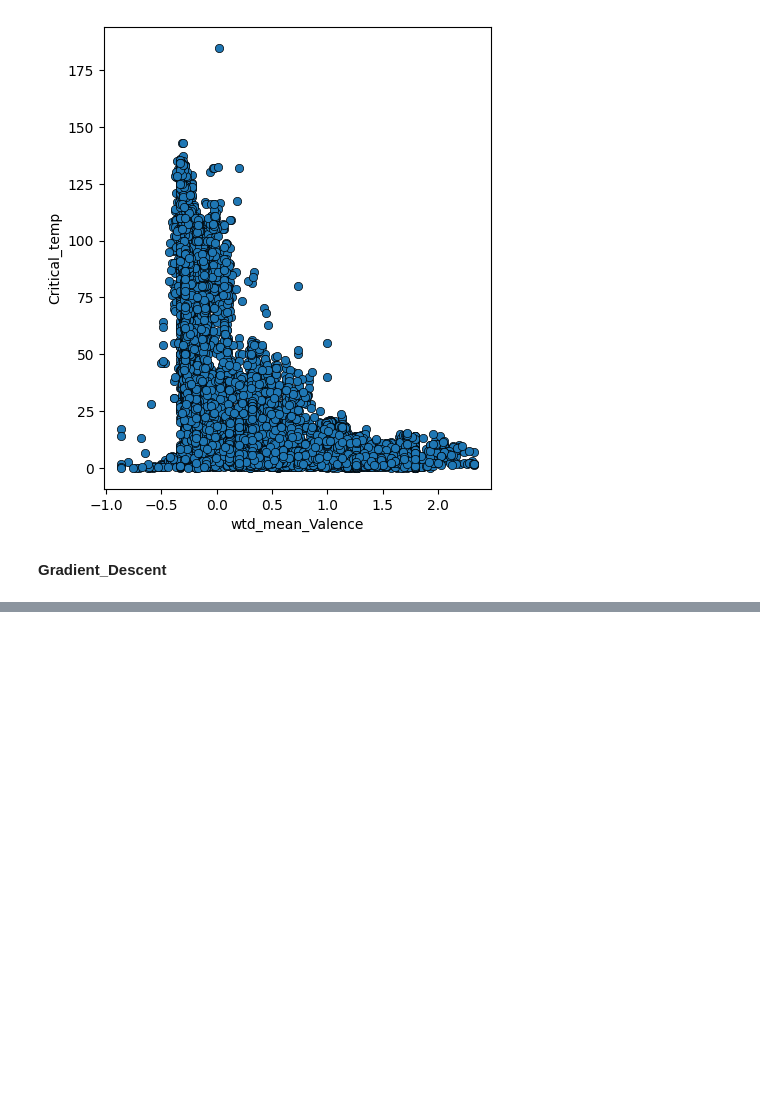
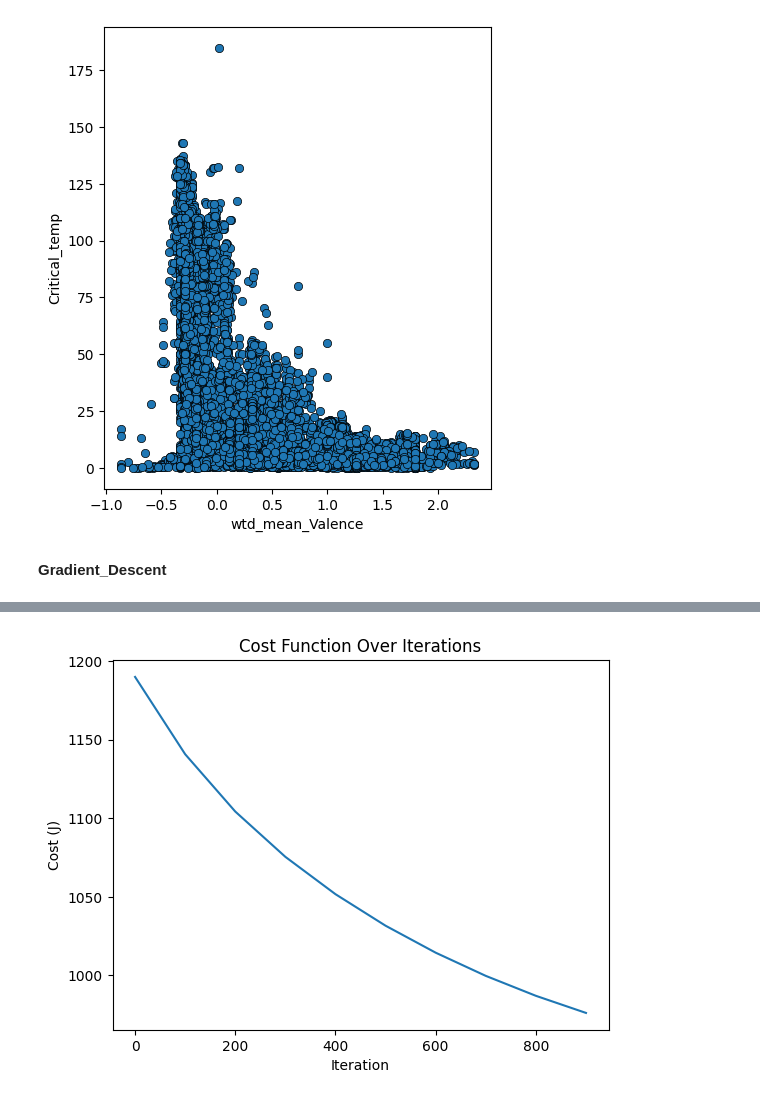
Before and after one commit to Hriddha/CSE445, a Jupyter notebook: Assignment_1/Asn1.ipynb, the cells around one changed output, grey strips where cells are left out. Drawn from its saved outputs; the diff is of its cells as text; code cells hidden in the pictures; blank space fills up the shorter version.

Commit message:
Updated the gradient and cost function

```diff
--- a/Assignment_1/Asn1.ipynb
+++ b/Assignment_1/Asn1.ipynb
@@ -70,7 +74,7 @@ Shape of y: (15947,)
 
 for i in range (X.shape[1]):
     fig,ax = plt.subplots(1,1, figsize=(5,6))
-    ax.scatter(X[:,i], y_train, marker='o', edgecolors='black', linewidths=0.5)
+    ax.scatter(X[:,i], Y, marker='o', edgecolors='black', linewidths=0.5)
     ax.set_xlabel(selected_features[i])
     ax.set_ylabel("Critical_temp")
 # %% [output]
@@ -85,12 +89,34 @@ for i in range (X.shape[1]):
 [figure]
 # %%
 #compute_cost
+def compute_cost(X,y, w, b):
+    cost = 0.0
 
+    for i in range(X.shape[0]):
+        f_wb = np.dot(X[i], w) + b
+        cost += (f_wb - y[i])**2
 
+    return cost/(2*X.shape[0])
 
 
 
 #compute_gradient
+def compute_gradient(X,y,w,b):
+    m,n = X.shape
+    dj_dw = np.zeros((n,))
+    dj_db = 0.0
+
+    for i in range(m):
+        f_wb = np.dot(X[i], w) + b
+        dj_db += f_wb
+        for j in range(n):
+            dj_dw[j] += (f_wb-y[i]) * X[i,j]
+
+
+    dj_dw = dj_dw/(m)
+    dj_db = dj_db/(m)
+
+    return dj_dw, dj_db
 # %% [markdown]
 **Gradient_Descent**
 # %%
@@ -120,15 +146,15 @@ def gradient_descent(X_train, y_train, compute_cost, compute_gradient, l_rate, i
 
     return w,b, J_hist, param_hist, iteration
 # %%
-def viewCost(J_hist, iteration, w):
+
+
+def viewCost(J_hist, iteration, param_hist):
     plt.plot(iteration, J_hist)
     plt.title("Cost Function Over Iterations")
     plt.xlabel("Iteration")
     plt.ylabel("Cost (J)")
     plt.show()
-
-    plt.plot(w, J_hist)
-    plt.title("Cost Function Over weights")
-    plt.xlabel("weights (w)")
-    plt.ylabel("Cost (J)")
-    plt.show()
+# %%
+w_i = np.zeros((n,))
+b_i = 0.0
+w,b, J_hist, param_hist, iteration = gradient_descent(X,Y,compute_cost, compute_gradient, 0.001, iterations,w_i,b_i)
@@ -134,0 +172,6 @@ def viewCost(J_hist, iteration, w):
+# %%
+viewCost(J_hist, iteration, param_hist)
+# print(w.shape)
+# print(J_hist.size())
+# %% [output]
+[figure, added]
```
Also changed, not shown: parts of 5 cells of this notebook.
